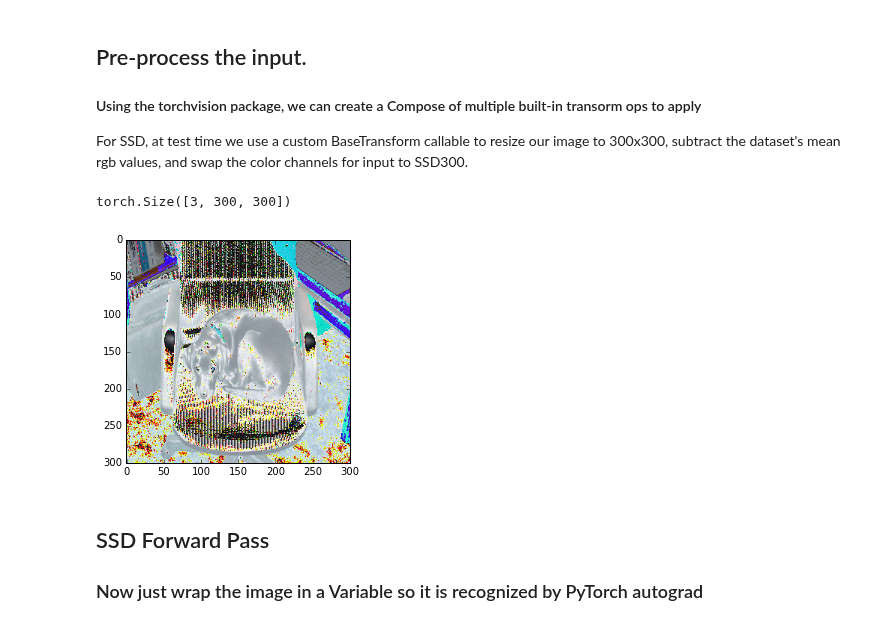
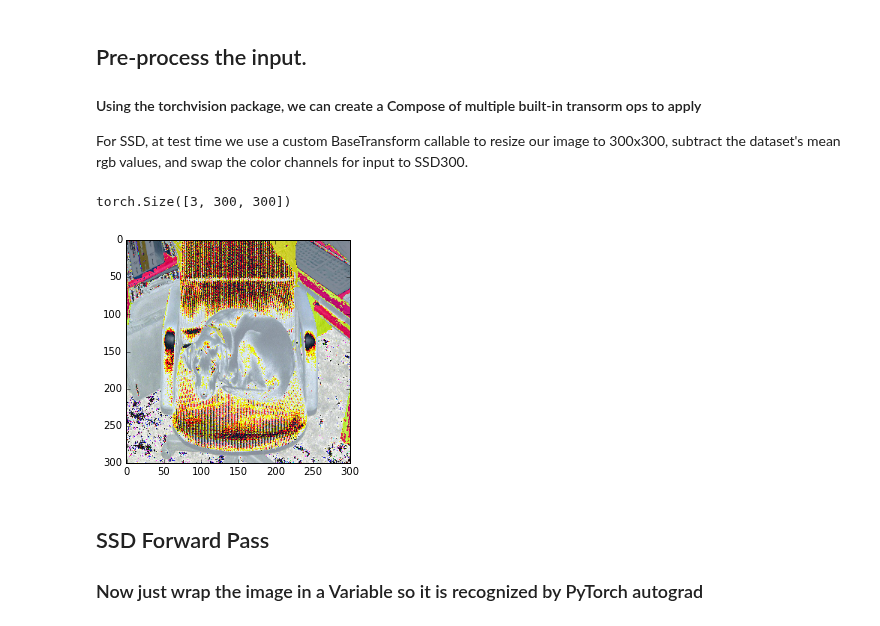
Before and after one commit to amdegroot/ssd.pytorch, a Jupyter notebook: demo/demo.ipynb, the cells around one changed output. Saved outputs shown, nothing was run; the diff lists cells and outputs as text; code cells hidden in the pictures.

```diff
--- a/demo/demo.ipynb
+++ b/demo/demo.ipynb
@@ -60,18 +76,15 @@ For SSD, at test time we use a custom BaseTransform callable to
 resize our image to 300x300, subtract the dataset's mean rgb values,
 and swap the color channels for input to SSD300.
 # %%
-x = cv2.resize(image, (300, 300)).astype(np.float32)
-x -= x.min()
-x /= x.max()
-x -= (104.0/256.0, 117.0/256.0, 123.0/256.0)
-x = x.astype(np.float32)
-x = x[:, :, ::-1].copy()
+from data import BaseTransform
+t = BaseTransform(300, (104.0/256.0, 117.0/256.0, 123.0/256.0))
+x = t(image)[0]
 plt.imshow(x)
 x = torch.from_numpy(x).permute(2, 0, 1)
 print (x.size())
 # %% [output]
 torch.Size([3, 300, 300])
-[figure, old version]
+[figure, new version]
 # %% [markdown]
 ## SSD Forward Pass
 ### Now just wrap the image in a Variable so it is recognized by PyTorch autograd
```
Also changed, not shown: parts of 4 cells of this notebook.
